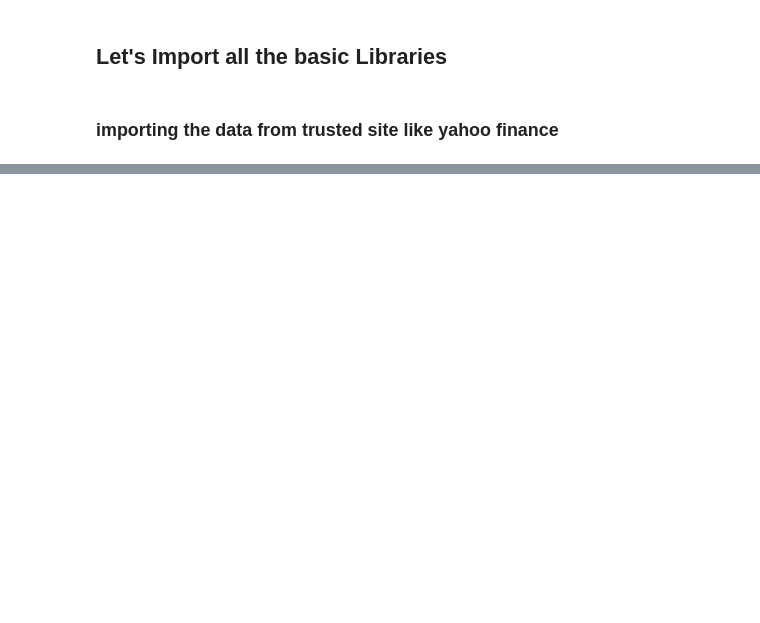
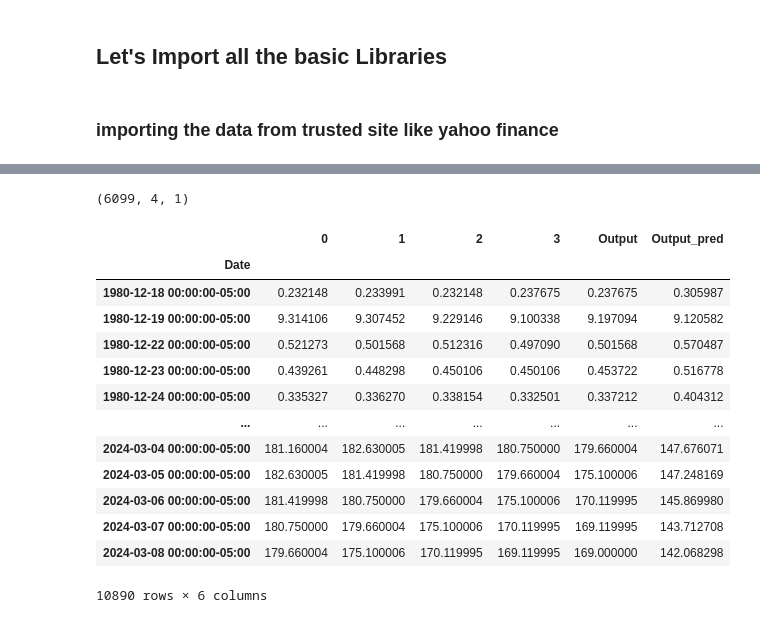
Before and after one commit to Vishalkm206/Stock-Market-Prediction, a Jupyter notebook: notebook.ipynb, the cells around one changed output, grey strips where cells are left out. Saved outputs shown, nothing was run; the diff lists cells and outputs as text; code cells hidden in the pictures; blank space fills up the shorter version.

```diff
--- a/notebook.ipynb
+++ b/notebook.ipynb
@@ -30,0 +120,7 @@ df
+# %%
+model = Sequential()
+model.add(GRU(50,return_sequences=True,input_shape=(100,1)))
+model.add(GRU(50,return_sequences=True))
+model.add(GRU(50))
+model.add(Dense(1))
+model.compile(loss='mean_squared_error',optimizer='adam')
@@ -30,0 +218,33 @@ df
+# %%
+x_train.shape
+# %% [output]
+(6099, 4, 1)
+# %%
+pred_df_train = pd.DataFrame(scaler.inverse_transform(x_train.reshape(-1,x_train.shape[1])),index=df.index[context_window:training_size-len(x_val)-1])
+pred_df_train['Output']=scaler.inverse_transform(y_train.reshape(-1,1))
+pred_df_train['Output_pred']=train_predict
+
+pred_df_val = pd.DataFrame(scaler.inverse_transform(x_val.reshape(-1,x_val.shape[1])),index=df.index[training_size-len(x_val)-1:training_size-1])
+pred_df_val['Output']=scaler.inverse_transform(y_val.reshape(-1,1))
+pred_df_val['Output_pred']=val_predict
+
+pred_df_test = pd.DataFrame(scaler.inverse_transform(x_test.reshape(-1,x_test.shape[1])),index=df.index[training_size+context_window+1:])
+pred_df_test['Output']=scaler.inverse_transform(y_test.reshape(-1,1))
+pred_df_test['Output_pred']=test_predict
+pred_df = pd.concat([pred_df_train,pred_df_val, pred_df_test], ignore_index=False)
+pred_df
+# %% [output]
+|  | 0 | 1 | 2 | 3 | Output | Output_pred |
+| Date |  |  |  |  |  |  |
+| 1980-12-18 00:00:00-05:00 | 0.232148 | 0.233991 | 0.232148 | 0.237675 | 0.237675 | 0.305987 |
+| 1980-12-19 00:00:00-05:00 | 9.314106 | 9.307452 | 9.229146 | 9.100338 | 9.197094 | 9.120582 |
+| 1980-12-22 00:00:00-05:00 | 0.521273 | 0.501568 | 0.512316 | 0.497090 | 0.501568 | 0.570487 |
+| 1980-12-23 00:00:00-05:00 | 0.439261 | 0.448298 | 0.450106 | 0.450106 | 0.453722 | 0.516778 |
+| 1980-12-24 00:00:00-05:00 | 0.335327 | 0.336270 | 0.338154 | 0.332501 | 0.337212 | 0.404312 |
+| ... | ... | ... | ... | ... | ... | ... |
+| 2024-03-04 00:00:00-05:00 | 181.160004 | 182.630005 | 181.419998 | 180.750000 | 179.660004 | 147.676071 |
+| 2024-03-05 00:00:00-05:00 | 182.630005 | 181.419998 | 180.750000 | 179.660004 | 175.100006 | 147.248169 |
+| 2024-03-06 00:00:00-05:00 | 181.419998 | 180.750000 | 179.660004 | 175.100006 | 170.119995 | 145.869980 |
+| 2024-03-07 00:00:00-05:00 | 180.750000 | 179.660004 | 175.100006 | 170.119995 | 169.119995 | 143.712708 |
+| 2024-03-08 00:00:00-05:00 | 179.660004 | 175.100006 | 170.119995 | 169.119995 | 169.000000 | 142.068298 |
+10890 rows × 6 columns
```
Also changed, not shown: parts of 24 cells of this notebook, 4 other files.
